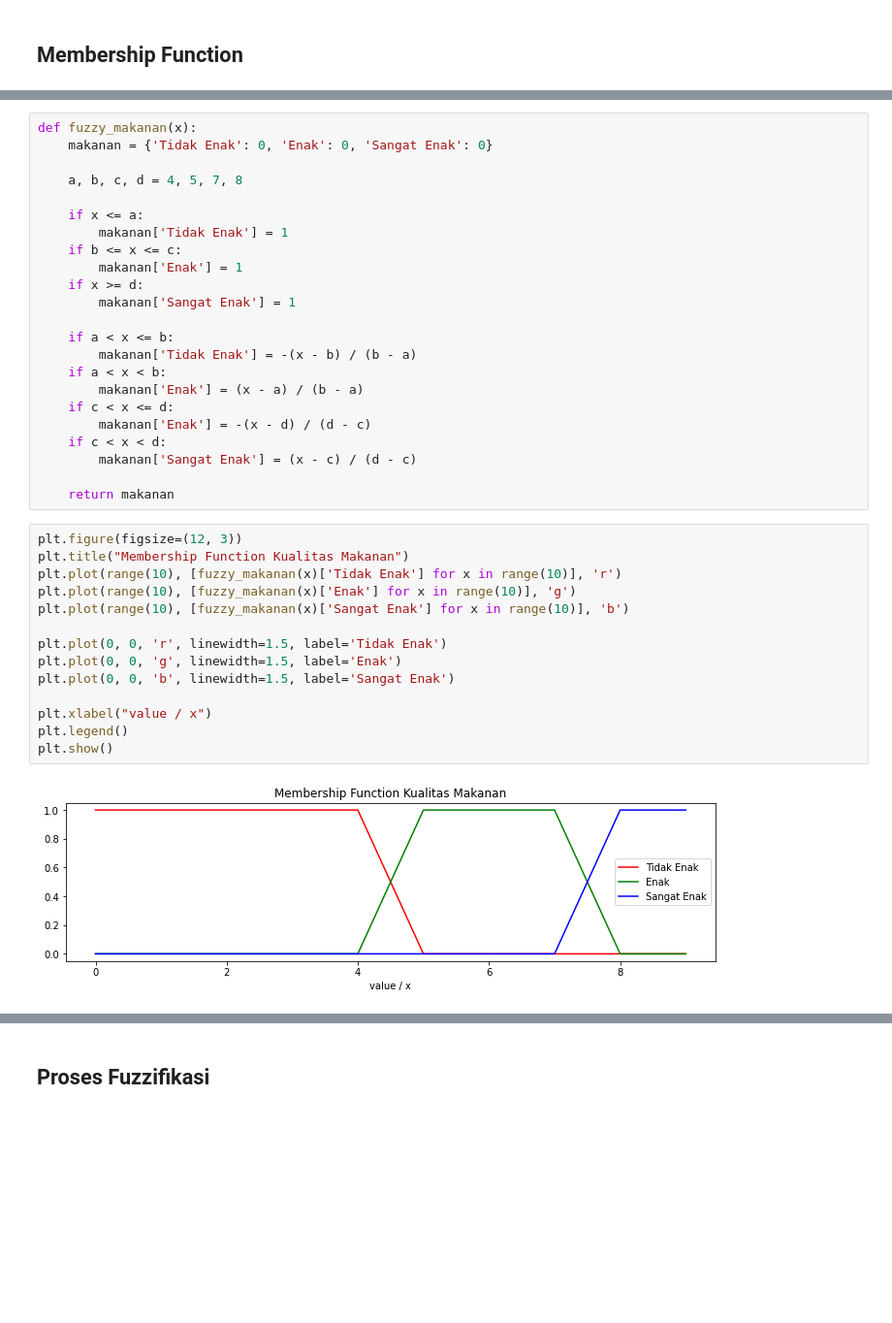
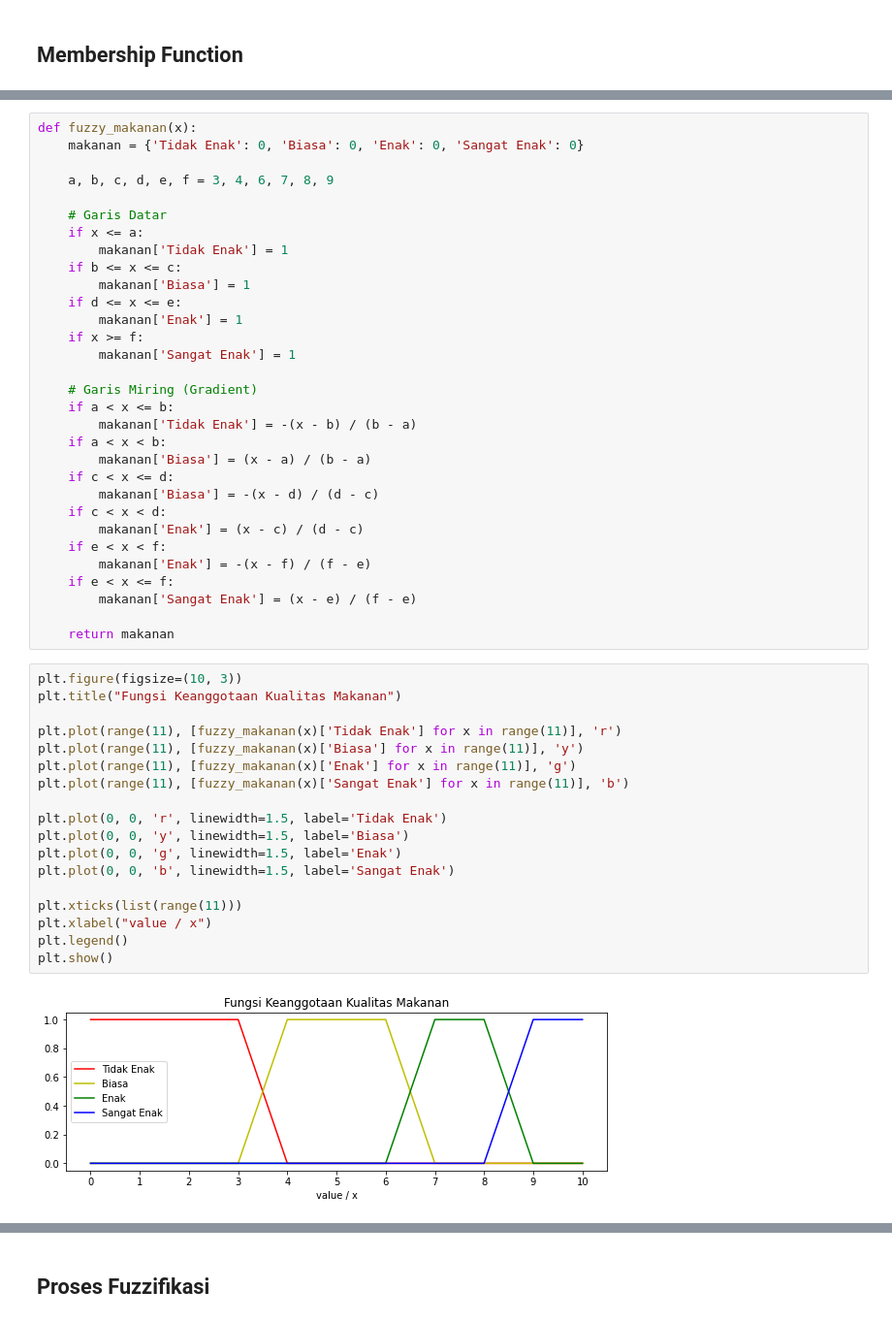
Before and after one commit to ShinyQ/Tugas-Pengantar-AI-2_Fuzzy_Logic, a Jupyter notebook: Tugas_2_Kelompok_1_Reasoning_(Fuzzy_Logic).ipynb, the cells around one changed output, grey strips where cells are left out. Shown at 97% size. Drawn from its saved outputs; the diff is of its cells as text; blank space fills up the shorter version.

Commit message:
Adding 1 more membership function for pelayanan and makanan, adding output example for each process, adding graph for singleton deffuzification model, and make graph more readable.

```diff
--- a/Tugas_2_Kelompok_1_Reasoning_(Fuzzy_Logic).ipynb
+++ b/Tugas_2_Kelompok_1_Reasoning_(Fuzzy_Logic).ipynb
@@ -35,40 +39,52 @@ data.sample(5)
 # %%
 def fuzzy_makanan(x):
-    makanan = {'Tidak Enak': 0, 'Enak': 0, 'Sangat Enak': 0}
+    makanan = {'Tidak Enak': 0, 'Biasa': 0, 'Enak': 0, 'Sangat Enak': 0}
 
-    a, b, c, d = 4, 5, 7, 8
+    a, b, c, d, e, f = 3, 4, 6, 7, 8, 9
 
+    # Garis Datar
     if x <= a:
         makanan['Tidak Enak'] = 1
     if b <= x <= c:
+        makanan['Biasa'] = 1
+    if d <= x <= e:
         makanan['Enak'] = 1
-    if x >= d:
+    if x >= f:
         makanan['Sangat Enak'] = 1
 
+    # Garis Miring (Gradient)
     if a < x <= b:
         makanan['Tidak Enak'] = -(x - b) / (b - a)
     if a < x < b:
-        makanan['Enak'] = (x - a) / (b - a)
+        makanan['Biasa'] = (x - a) / (b - a)
     if c < x <= d:
-        makanan['Enak'] = -(x - d) / (d - c)
+        makanan['Biasa'] = -(x - d) / (d - c)
     if c < x < d:
-        makanan['Sangat Enak'] = (x - c) / (d - c)
+        makanan['Enak'] = (x - c) / (d - c)
+    if e < x < f:
+        makanan['Enak'] = -(x - f) / (f - e)
+    if e < x <= f:
+        makanan['Sangat Enak'] = (x - e) / (f - e)
 
     return makanan
 # %%
-plt.figure(figsize=(12, 3))
-plt.title("Membership Function Kualitas Makanan")
-plt.plot(range(10), [fuzzy_makanan(x)['Tidak Enak'] for x in range(10)], 'r')
-plt.plot(range(10), [fuzzy_makanan(x)['Enak'] for x in range(10)], 'g')
-plt.plot(range(10), [fuzzy_makanan(x)['Sangat Enak'] for x in range(10)], 'b')
+plt.figure(figsize=(10, 3))
+plt.title("Fungsi Keanggotaan Kualitas Makanan")
+
+plt.plot(range(11), [fuzzy_makanan(x)['Tidak Enak'] for x in range(11)], 'r')
+plt.plot(range(11), [fuzzy_makanan(x)['Biasa'] for x in range(11)], 'y')
+plt.plot(range(11), [fuzzy_makanan(x)['Enak'] for x in range(11)], 'g')
+plt.plot(range(11), [fuzzy_makanan(x)['Sangat Enak'] for x in range(11)], 'b')
 
 plt.plot(0, 0, 'r', linewidth=1.5, label='Tidak Enak')
+plt.plot(0, 0, 'y', linewidth=1.5, label='Biasa')
 plt.plot(0, 0, 'g', linewidth=1.5, label='Enak')
 plt.plot(0, 0, 'b', linewidth=1.5, label='Sangat Enak')
 
+plt.xticks(list(range(11)))
 plt.xlabel("value / x")
 plt.legend()
 plt.show()
 # %% [output]
-[figure, old version]
+[figure, new version]
 # %% [markdown]
```
Also changed, not shown: parts of 17 cells of this notebook.
